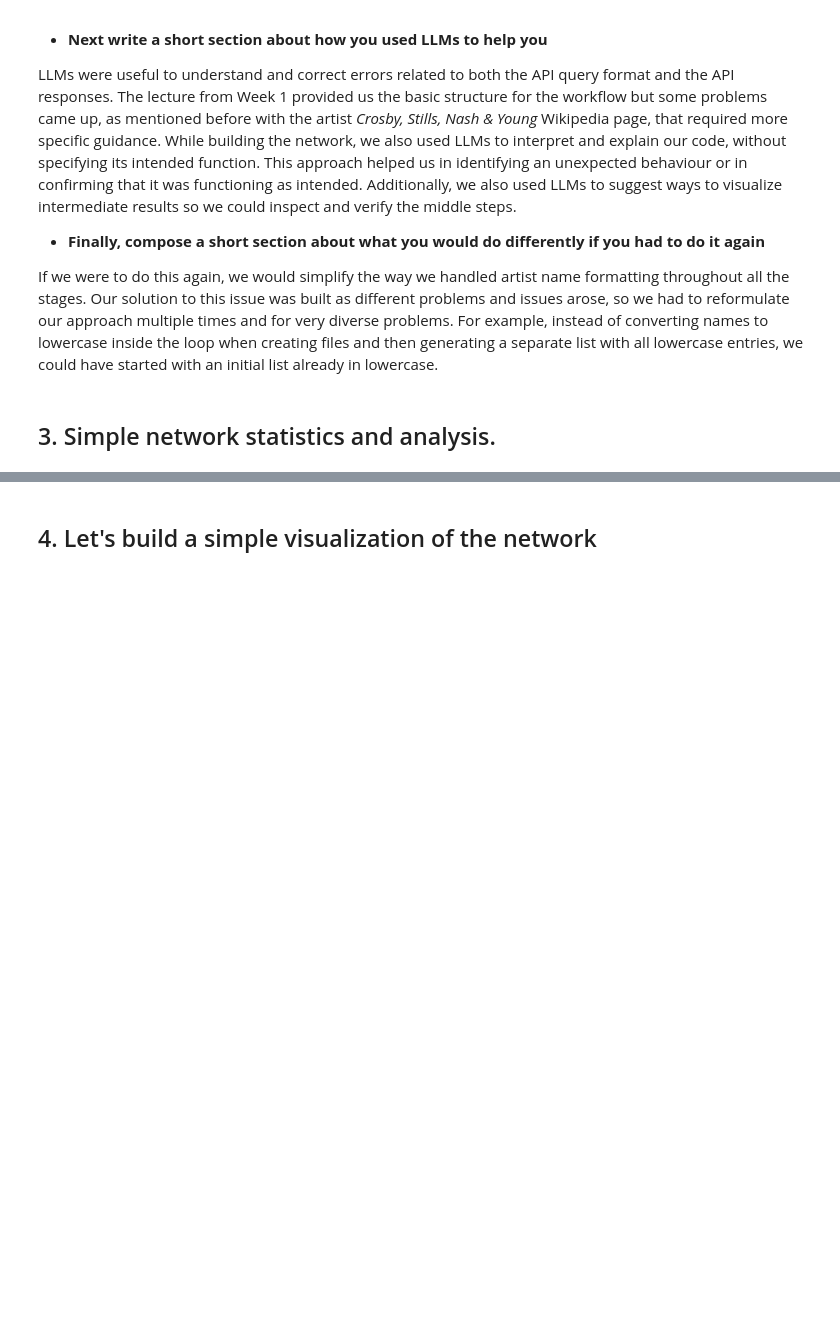
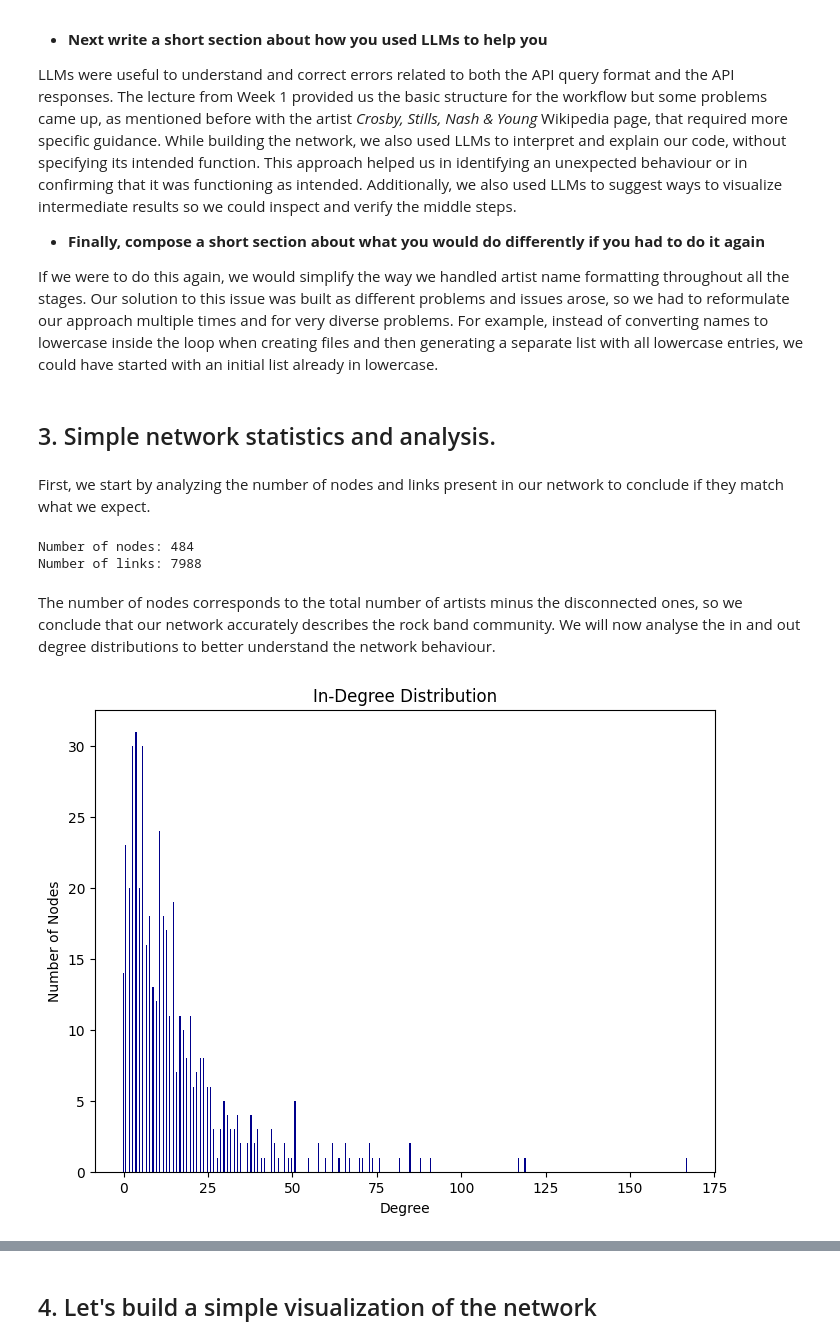
Before and after one commit to joaommata/Social_Graphs_Assignment1, a Jupyter notebook: ass1.ipynb, the cells around one changed output, grey strips where cells are left out. Cells and saved outputs as stored; diff of their text form; code cells hidden in the pictures; blank space fills up the shorter version.

```diff
--- a/ass1.ipynb
+++ b/ass1.ipynb
@@ -213,3 +214,32 @@ LLMs were useful to understand and correct errors related to both the API query
 If we were to do this again, we would simplify the way we handled artist name formatting throughout all the stages. Our solution to this issue was built as different problems and issues arose, so we had to reformulate our approach multiple times and for very diverse problems. For example, instead of converting names to lowercase inside the loop when creating files and then generating a separate list with all lowercase entries, we could have started with an initial list already in lowercase.
 # %% [markdown]
 ## 3. Simple network statistics and analysis.
+# %% [markdown]
+First, we start by analyzing the number of nodes and links present in our network to conclude if they match what we expect.
+# %%
+num_nodes = len(G_largest.nodes())
+num_links = len(G_largest.edges())
+
+print('Number of nodes:', num_nodes)
+print('Number of links:', num_links)
+# %% [output]
+Number of nodes: 484
+Number of links: 7988
+# %% [markdown]
+The number of nodes corresponds to the total number of artists minus the disconnected ones, so we conclude that our network accurately describes the rock band community.
+We will now analyse the in and out degree distributions to better understand the network behaviour.
+# %%
+in_degrees = G.in_degree()
+in_values = sorted([d for n, d in in_degrees])
+
+n_bins = 500
+in_counts, in_bins = np.histogram(in_values, n_bins)
+
+plt.figure(figsize=(8,6))
+plt.bar(in_bins[:-1], in_counts, width=np.diff(in_bins), color='darkblue')
+plt.xlabel('Degree')
+plt.ylabel('Number of Nodes')
+plt.title('In-Degree Distribution')
+plt.show()
+# %% [output]
+[figure, added]
```
Also changed, not shown: parts of 26 cells of this notebook.
